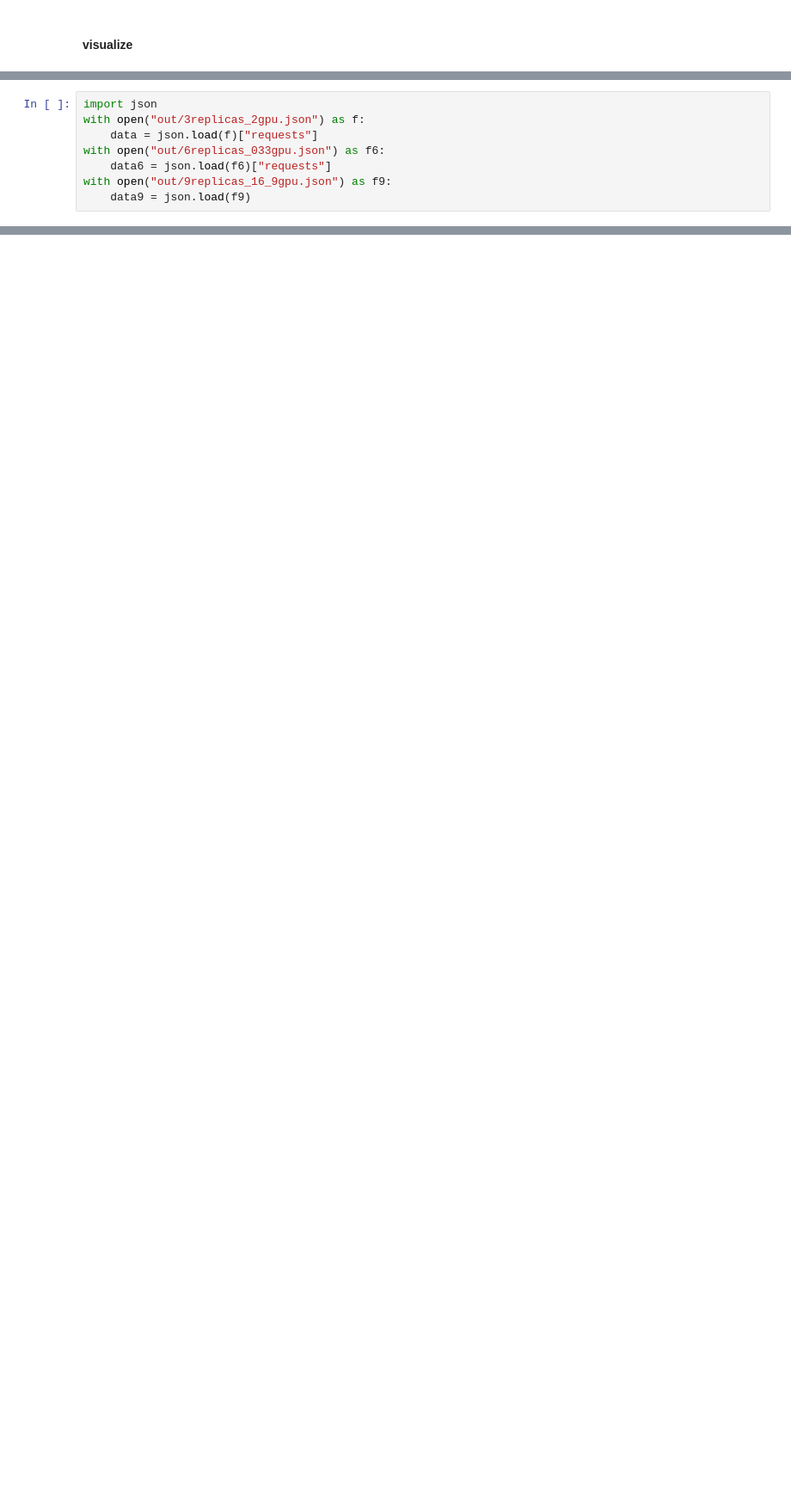
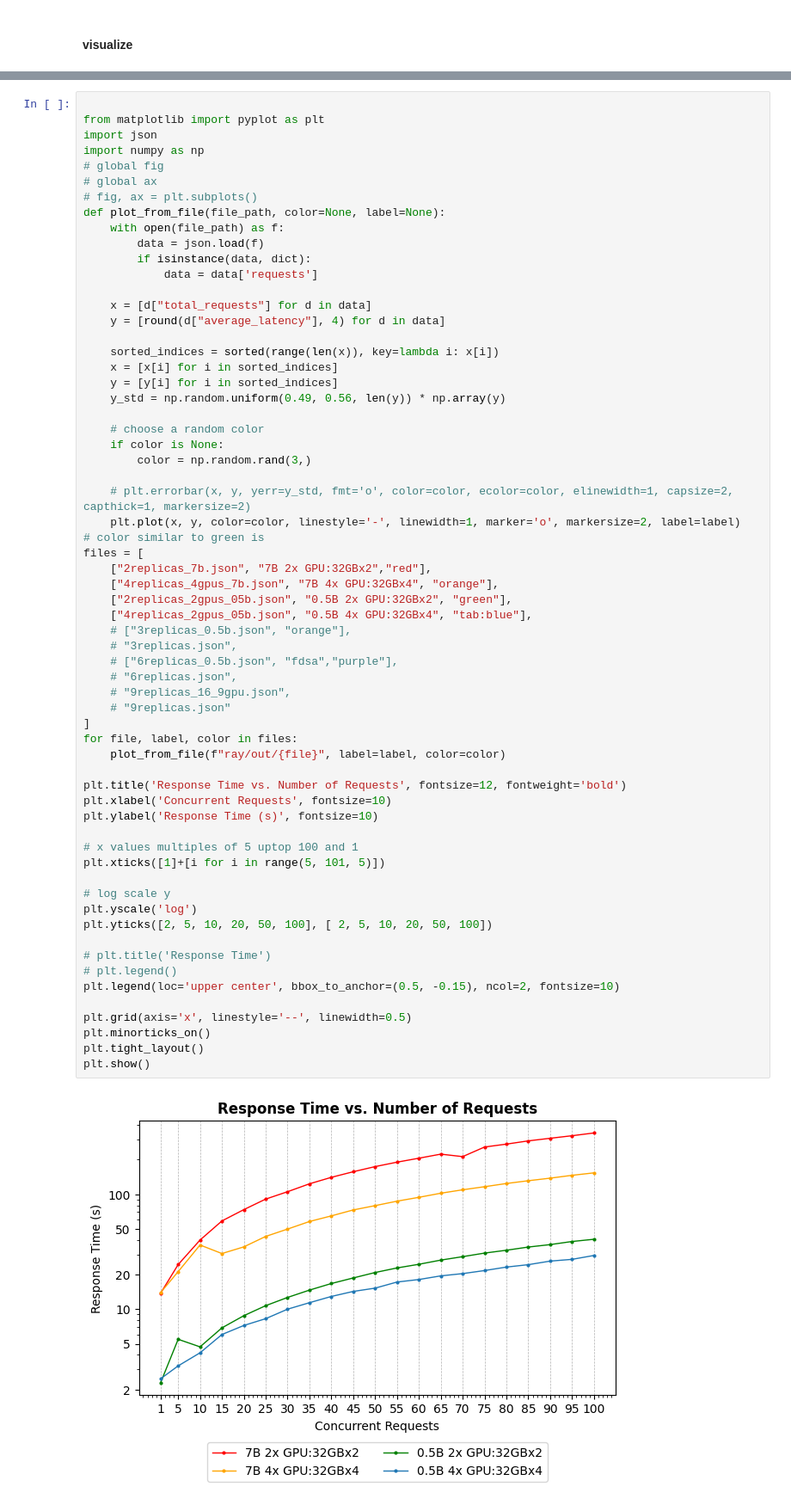
Before and after one commit to amew0/LLaVA-NeXT, a Jupyter notebook: docs/LLaVA_OneVision_Tutorials.ipynb, the cells around one changed output, grey strips where cells are left out. Shown at 86% size. Saved outputs shown, nothing was run; the diff lists cells and outputs as text; blank space fills up the shorter version.

```diff
--- a/docs/LLaVA_OneVision_Tutorials.ipynb
+++ b/docs/LLaVA_OneVision_Tutorials.ipynb
@@ -549,8 +498,0 @@ cd LLaVA-NeXT/
-# %%
-import json
-with open("out/3replicas_2gpu.json") as f:
-    data = json.load(f)["requests"]
-with open("out/6replicas_033gpu.json") as f6:
-    data6 = json.load(f6)["requests"]
-with open("out/9replicas_16_9gpu.json") as f9:
-    data9 = json.load(f9)
@@ -598,0 +499,65 @@ plt.show()
+# %%
+
+from matplotlib import pyplot as plt
+import json
+import numpy as np
+# global fig
+# global ax
+# fig, ax = plt.subplots()
+def plot_from_file(file_path, color=None, label=None):
+    with open(file_path) as f:
+        data = json.load(f)
+        if isinstance(data, dict):
+            data = data['requests']
+
+    x = [d["total_requests"] for d in data]
+    y = [round(d["average_latency"], 4) for d in data]
+
+    sorted_indices = sorted(range(len(x)), key=lambda i: x[i])
+    x = [x[i] for i in sorted_indices]
+    y = [y[i] for i in sorted_indices]
+    y_std = np.random.uniform(0.49, 0.56, len(y)) * np.array(y)
+
+    # choose a random color
+    if color is None:
+        color = np.random.rand(3,)
+
+    # plt.errorbar(x, y, yerr=y_std, fmt='o', color=color, ecolor=color, elinewidth=1, capsize=2, capthick=1, markersize=2)
+    plt.plot(x, y, color=color, linestyle='-', linewidth=1, marker='o', markersize=2, label=label)
+# color similar to green is
+files = [
+    ["2replicas_7b.json", "7B 2x GPU:32GBx2","red"],
+    ["4replicas_4gpus_7b.json", "7B 4x GPU:32GBx4", "orange"],
+    ["2replicas_2gpus_05b.json", "0.5B 2x GPU:32GBx2", "green"],
+    ["4replicas_2gpus_05b.json", "0.5B 4x GPU:32GBx4", "tab:blue"],
+    # ["3replicas_0.5b.json", "orange"],
+    # "3replicas.json",
+    # ["6replicas_0.5b.json", "fdsa","purple"],
+    # "6replicas.json",
+    # "9replicas_16_9gpu.json",
+    # "9replicas.json"
+]
+for file, label, color in files:
+    plot_from_file(f"ray/out/{file}", label=label, color=color)
+
+plt.title('Response Time vs. Number of Requests', fontsize=12, fontweight='bold')
+plt.xlabel('Concurrent Requests', fontsize=10)
+plt.ylabel('Response Time (s)', fontsize=10)
+
+# x values multiples of 5 uptop 100 and 1
+plt.xticks([1]+[i for i in range(5, 101, 5)])
+
+# log scale y
+plt.yscale('log')
+plt.yticks([2, 5, 10, 20, 50, 100], [ 2, 5, 10, 20, 50, 100])
+
+# plt.title('Response Time')
+# plt.legend()
+plt.legend(loc='upper center', bbox_to_anchor=(0.5, -0.15), ncol=2, fontsize=10)
+
+plt.grid(axis='x', linestyle='--', linewidth=0.5)
+plt.minorticks_on()
+plt.tight_layout()
+plt.show()
+# %% [output]
+[figure, added]
```
Also changed, not shown: parts of 47 cells of this notebook, 5 other files.
